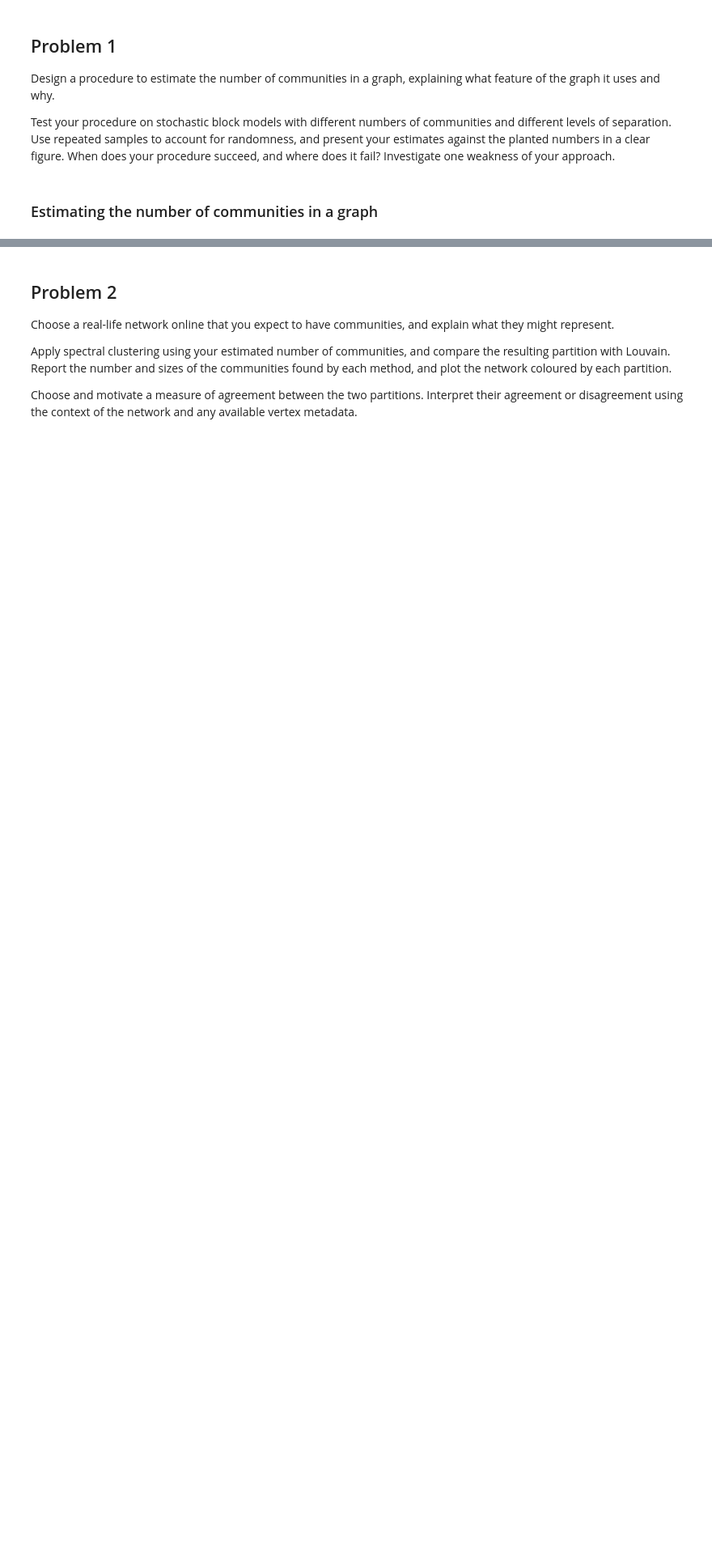
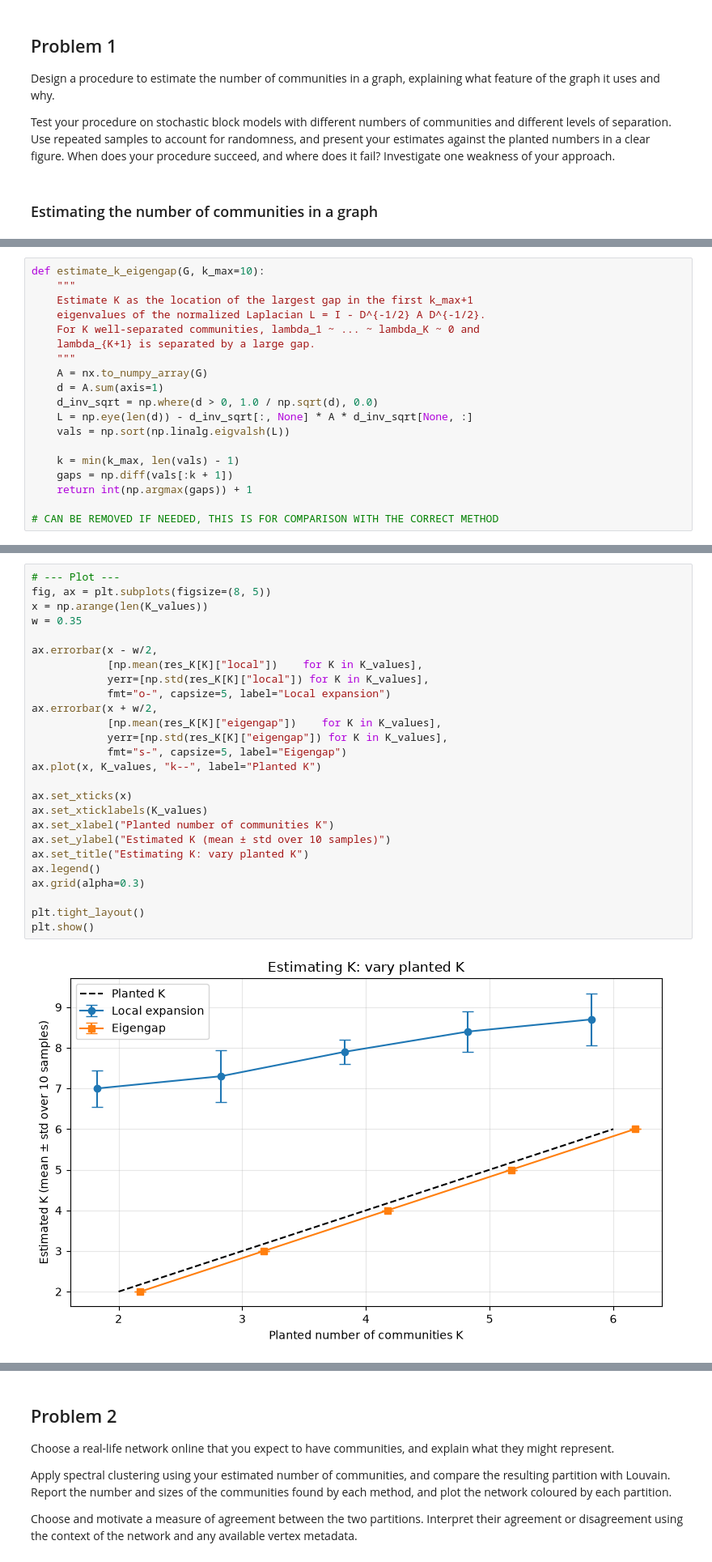
Before and after one commit to tjerkwillems7-ux/complex-networks-assignment-3, a Jupyter notebook: Group_6_Project_3.ipynb, the cells around one changed output, grey strips where cells are left out. Shown at 81% size. Saved outputs shown, nothing was run; the diff lists cells and outputs as text; blank space fills up the shorter version.

Commit message:
Implemented proposed estimating procedure forQ1

```diff
--- a/Group_6_Project_3.ipynb
+++ b/Group_6_Project_3.ipynb
@@ -42,2 +127,21 @@ Test your procedure on stochastic block models with different numbers of communi
+# %%
+def estimate_k_eigengap(G, k_max=10):
+    """
+    Estimate K as the location of the largest gap in the first k_max+1
+    eigenvalues of the normalized Laplacian L = I - D^{-1/2} A D^{-1/2}.
+    For K well-separated communities, lambda_1 ~ ... ~ lambda_K ~ 0 and
+    lambda_{K+1} is separated by a large gap.
+    """
+    A = nx.to_numpy_array(G)
+    d = A.sum(axis=1)
+    d_inv_sqrt = np.where(d > 0, 1.0 / np.sqrt(d), 0.0)
+    L = np.eye(len(d)) - d_inv_sqrt[:, None] * A * d_inv_sqrt[None, :]
+    vals = np.sort(np.linalg.eigvalsh(L))
+
+    k = min(k_max, len(vals) - 1)
+    gaps = np.diff(vals[:k + 1])
+    return int(np.argmax(gaps)) + 1
+
+# CAN BE REMOVED IF NEEDED, THIS IS FOR COMPARISON WITH THE CORRECT METHOD
 # %% [markdown]
 ### Procedure testing <a name="testing" id="testing"></a>
@@ -44 +199,29 @@ Test your procedure on stochastic block models with different numbers of communi
+# %%
+# --- Plot ---
+fig, ax = plt.subplots(figsize=(8, 5))
+x = np.arange(len(K_values))
+w = 0.35
+
+ax.errorbar(x - w/2,
+            [np.mean(res_K[K]["local"])    for K in K_values],
+            yerr=[np.std(res_K[K]["local"]) for K in K_values],
+            fmt="o-", capsize=5, label="Local expansion")
+ax.errorbar(x + w/2,
+            [np.mean(res_K[K]["eigengap"])    for K in K_values],
+            yerr=[np.std(res_K[K]["eigengap"]) for K in K_values],
+            fmt="s-", capsize=5, label="Eigengap")
+ax.plot(x, K_values, "k--", label="Planted K")
+
+ax.set_xticks(x)
+ax.set_xticklabels(K_values)
+ax.set_xlabel("Planted number of communities K")
+ax.set_ylabel("Estimated K (mean ± std over 10 samples)")
+ax.set_title("Estimating K: vary planted K")
+ax.legend()
+ax.grid(alpha=0.3)
+
+plt.tight_layout()
+plt.show()
+# %% [output]
+[figure, added]
 # %% [markdown]
```
Also changed, not shown: parts of 14 cells of this notebook, 1 other file.
